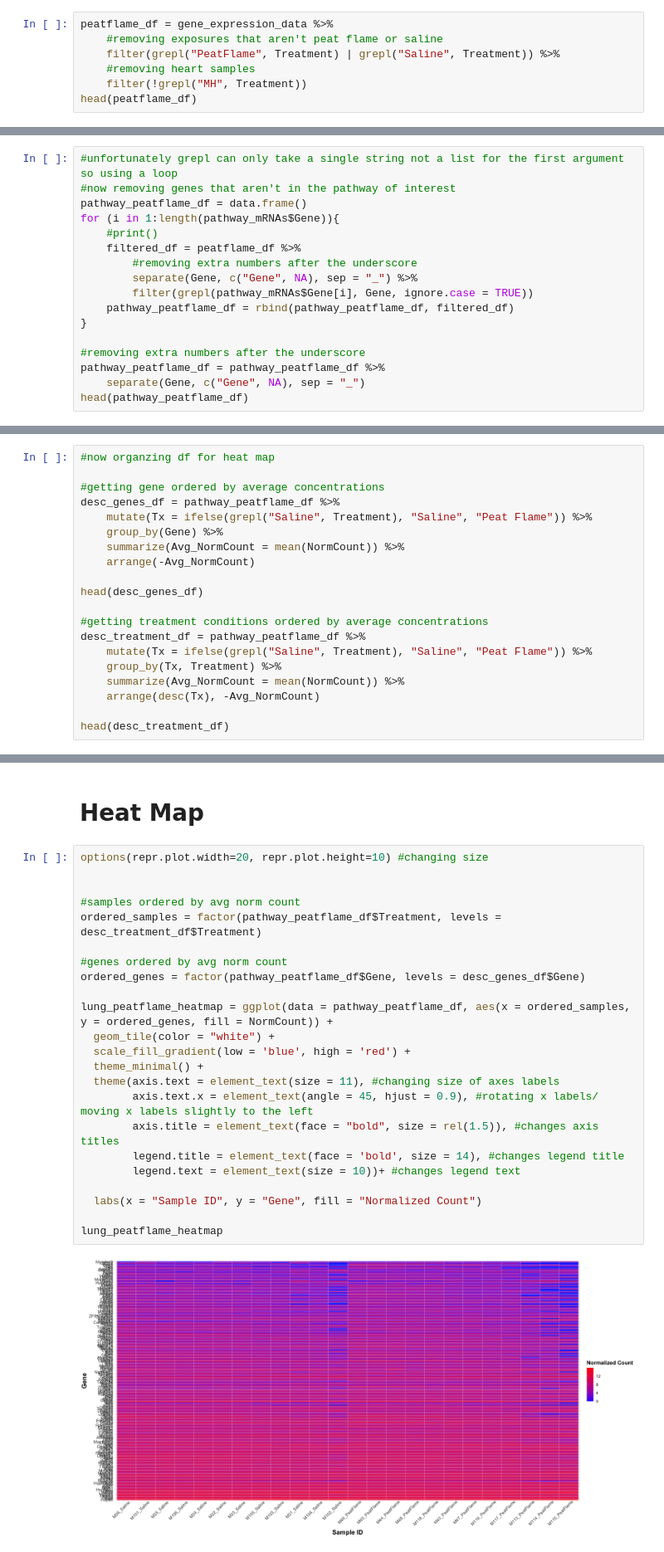
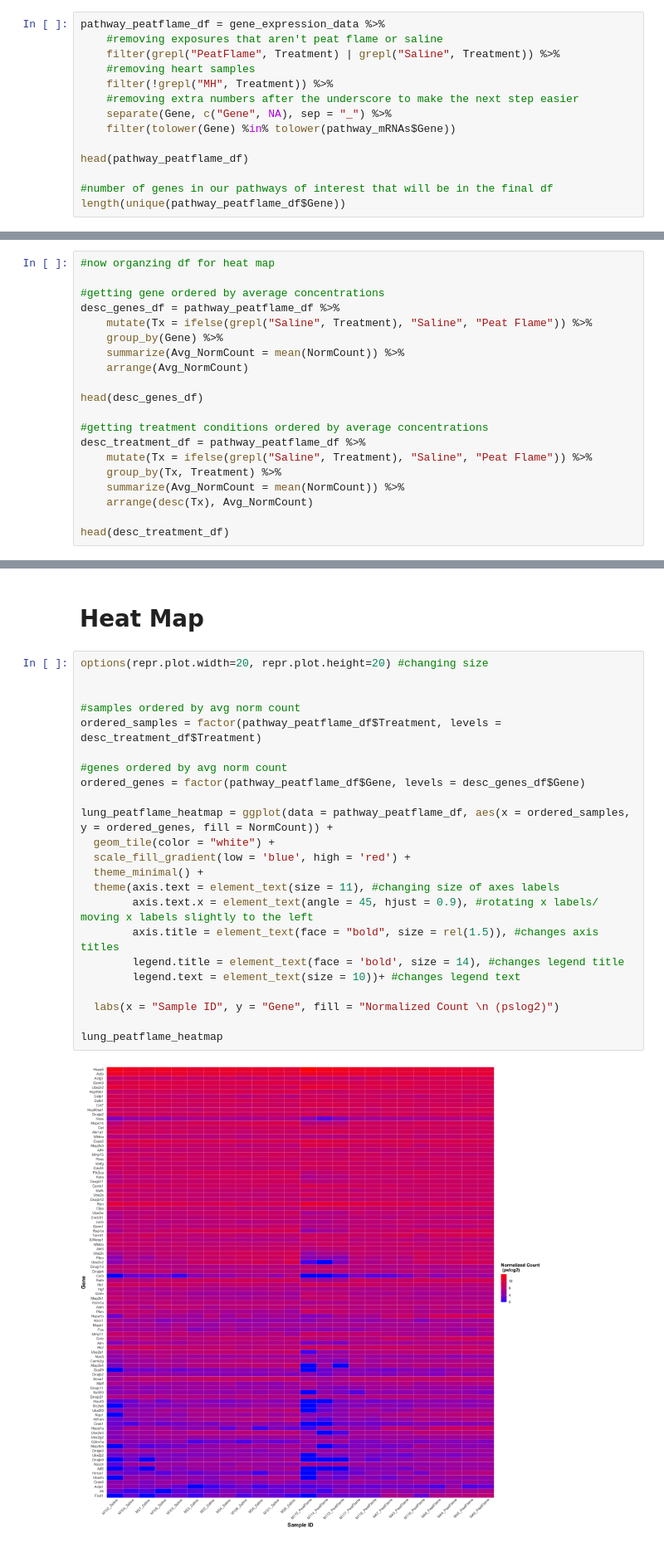
Before and after one commit to Ragerlab/P1013.-Microbiome-Peanut-Allergy, a Jupyter notebook: Gene Expression Heat Map.ipynb, the cells around one changed output, grey strips where cells are left out. Shown at 83% size. Drawn from its saved outputs; the diff is of its cells as text.

```diff
--- a/Gene Expression Heat Map.ipynb
+++ b/Gene Expression Heat Map.ipynb
@@ -67,12 +67,19 @@ A data.frame: 6 × 3
 | 5 | 0610010K14Rik_31873 | M1_RedOakSmolder | 9.230662 |
 | 6 | 0610010K14Rik_68949 | M1_RedOakSmolder | 7.049897 |
 # %%
-peatflame_df = gene_expression_data %>%
+pathway_peatflame_df = gene_expression_data %>%
     #removing exposures that aren't peat flame or saline
     filter(grepl("PeatFlame", Treatment) | grepl("Saline", Treatment)) %>%
     #removing heart samples
-    filter(!grepl("MH", Treatment))
-head(peatflame_df)
+    filter(!grepl("MH", Treatment)) %>%
+    #removing extra numbers after the underscore to make the next step easier
+    separate(Gene, c("Gene", NA), sep = "_") %>%
+    filter(tolower(Gene) %in% tolower(pathway_mRNAs$Gene))
+
+head(pathway_peatflame_df)
+
+#number of genes in our pathways of interest that will be in the final df
+length(unique(pathway_peatflame_df$Gene))
 # %% [output]
 A data.frame: 6 × 3
 |  | Gene | Treatment | NormCount |
@@ -86,17 +93,0 @@ A data.frame: 6 × 3
-# %%
-#unfortunately grepl can only take a single string not a list for the first argument so using a loop
-#now removing genes that aren't in the pathway of interest
-pathway_peatflame_df = data.frame()
-for (i in 1:length(pathway_mRNAs$Gene)){
-    #print()
-    filtered_df = peatflame_df %>%
-        #removing extra numbers after the underscore
-        separate(Gene, c("Gene", NA), sep = "_") %>%
-        filter(grepl(pathway_mRNAs$Gene[i], Gene, ignore.case = TRUE))
-    pathway_peatflame_df = rbind(pathway_peatflame_df, filtered_df)
-}
-
-#removing extra numbers after the underscore
-pathway_peatflame_df = pathway_peatflame_df %>%
-    separate(Gene, c("Gene", NA), sep = "_")
-head(pathway_peatflame_df)
@@ -123,7 +99,7 @@ desc_genes_df = pathway_peatflame_df %>%
     mutate(Tx = ifelse(grepl("Saline", Treatment), "Saline", "Peat Flame")) %>%
     group_by(Gene) %>%
     summarize(Avg_NormCount = mean(NormCount)) %>%
-    arrange(-Avg_NormCount)
+    arrange(Avg_NormCount)
 
 head(desc_genes_df)
 
@@ -132,7 +108,7 @@ desc_treatment_df = pathway_peatflame_df %>%
     mutate(Tx = ifelse(grepl("Saline", Treatment), "Saline", "Peat Flame")) %>%
     group_by(Tx, Treatment) %>%
     summarize(Avg_NormCount = mean(NormCount)) %>%
-    arrange(desc(Tx), -Avg_NormCount)
+    arrange(desc(Tx), Avg_NormCount)
 
 head(desc_treatment_df)
 # %% [output]
@@ -158,27 +134,27 @@ A grouped_df: 6 × 3
 # %% [markdown]
 # Heat Map
 # %%
-options(repr.plot.width=20, repr.plot.height=10) #changing size
+options(repr.plot.width=20, repr.plot.height=20) #changing size
 
 
 #samples ordered by avg norm count
 ordered_samples = factor(pathway_peatflame_df$Treatment, levels = desc_treatment_df$Treatment)
 
 #genes ordered by avg norm count
 ordered_genes = factor(pathway_peatflame_df$Gene, levels = desc_genes_df$Gene)
 
 lung_peatflame_heatmap = ggplot(data = pathway_peatflame_df, aes(x = ordered_samples, y = ordered_genes, fill = NormCount)) +
   geom_tile(color = "white") +
   scale_fill_gradient(low = 'blue', high = 'red') +
   theme_minimal() +
   theme(axis.text = element_text(size = 11), #changing size of axes labels
         axis.text.x = element_text(angle = 45, hjust = 0.9), #rotating x labels/ moving x labels slightly to the left
         axis.title = element_text(face = "bold", size = rel(1.5)), #changes axis titles
         legend.title = element_text(face = 'bold', size = 14), #changes legend title
         legend.text = element_text(size = 10))+ #changes legend text
 
-  labs(x = "Sample ID", y = "Gene", fill = "Normalized Count")
+  labs(x = "Sample ID", y = "Gene", fill = "Normalized Count \n (pslog2)")
 
 lung_peatflame_heatmap
 # %% [output]
-[figure, old version]
+[figure, new version]
```
Also changed, not shown: parts of 5 cells of this notebook.
